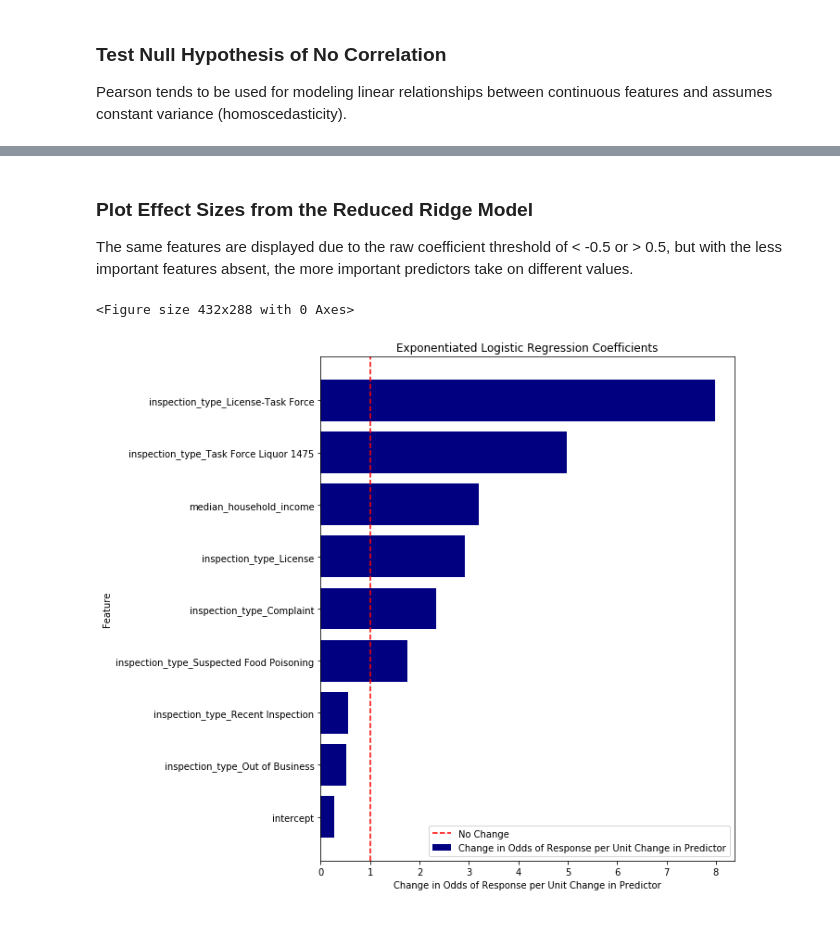
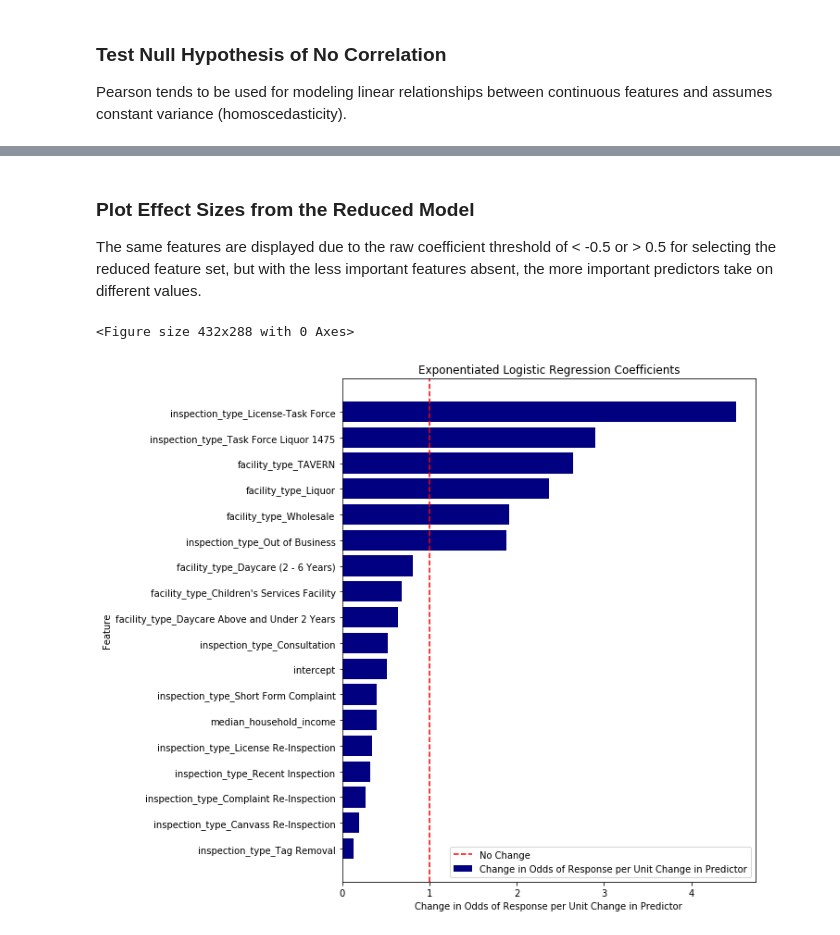
Before and after one commit to jstremme/DATA512-Research, a Jupyter notebook: final_project/notebooks/04_statistical_analysis_and_modeling.ipynb, the cells around one changed output, grey strips where cells are left out. Cells and saved outputs as stored; diff of their text form; code cells hidden in the pictures.

```diff
--- a/final_project/notebooks/04_statistical_analysis_and_modeling.ipynb
+++ b/final_project/notebooks/04_statistical_analysis_and_modeling.ipynb
@@ -402,6 +404,5 @@ param_grid = {'clf__C': [0.0001, 0.001, 0.01, 0.1, 1, 10]}
 ### Fit Lasso Model with Grid Search
 # %%
 %%time
-lasso_clf = fit_grid(X_train, y_train, clf, param_grid,
-                     features_to_scale=['risk', 'latitude', 'longitude', 'median_household_income'], n_splits=3)
+lasso_clf = fit_grid(X_train, y_train, clf, param_grid, n_splits=5)
 # %% [output]
@@ -782,5 +776,6 @@ Note that the Ridge penalty is typically used after the Lasso penalty because it
 # %%
-clf = LogisticRegression(penalty='l2',
-                         solver='liblinear',
-                         fit_intercept=True,
-                         max_iter=1000)
+reduced_clf = LogisticRegression(C=1e8, # https://github.com/scikit-learn/scikit-learn/issues/6738
+                                 penalty='l2',
+                                 solver='liblinear',
+                                 fit_intercept=True,
+                                 max_iter=1000)
@@ -803,0 +782,7 @@ Wall time: 2.45 s
+# %%
+minmax_scaler = MinMaxScaler(feature_range=(0, 1))
+X_train_scaled = minmax_scaler.fit_transform(X_train[reduced_features].values)
+X_test_scaled = minmax_scaler.transform(X_test[reduced_features].values)
+# %%
+%%time
+reduced_clf.fit(X_train_scaled, y_train)
@@ -821,9 +814,8 @@ plot_pr_by_threshold(y_test, y_prob)
 # %% [markdown]
-### Plot Effect Sizes from the Reduced Ridge Model
-The same features are displayed due to the raw coefficient threshold of < -0.5 or > 0.5, but with the less important features absent, the more important predictors take on different values.
+### Plot Effect Sizes from the Reduced Model
+The same features are displayed due to the raw coefficient threshold of < -0.5 or > 0.5 for selecting the reduced feature set, but with the less important features absent, the more important predictors take on different values.
 # %%
-plot_coef_effect_size(reduced_ridge_clf['clf'], X_train[reduced_features].columns,
-                      zero_threshold=0.5, x_size=8, y_size=10)
+plot_coef_effect_size(reduced_clf, reduced_features, zero_threshold=0, x_size=8, y_size=10)
 # %% [output]
 <Figure size 432x288 with 0 Axes>
-[figure, old version]
+[figure, new version]
```
Also changed, not shown: parts of 39 cells of this notebook, 6 other files.
